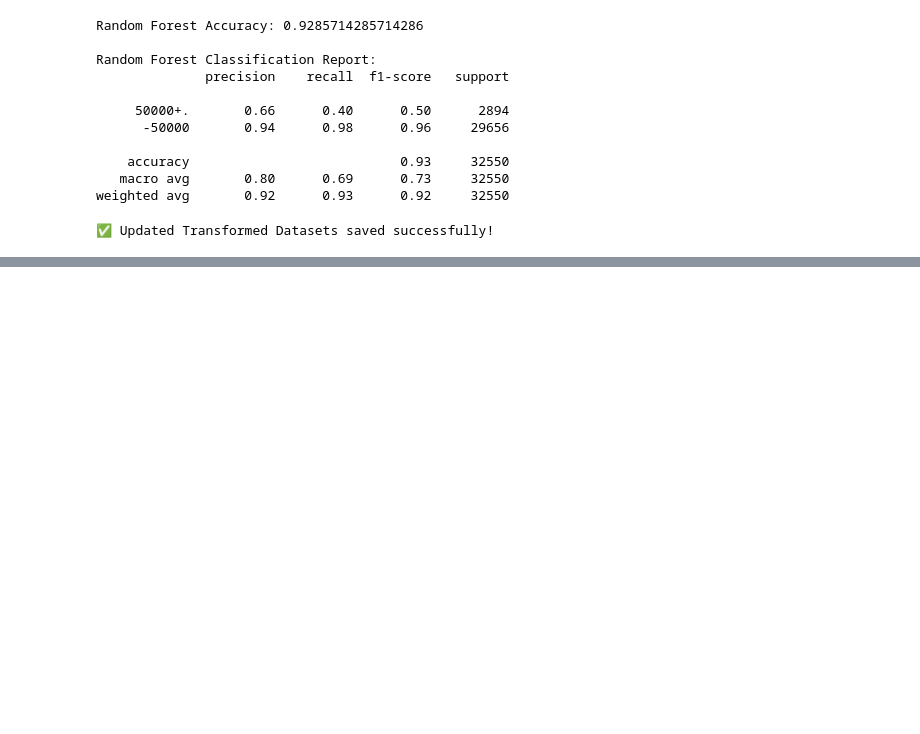
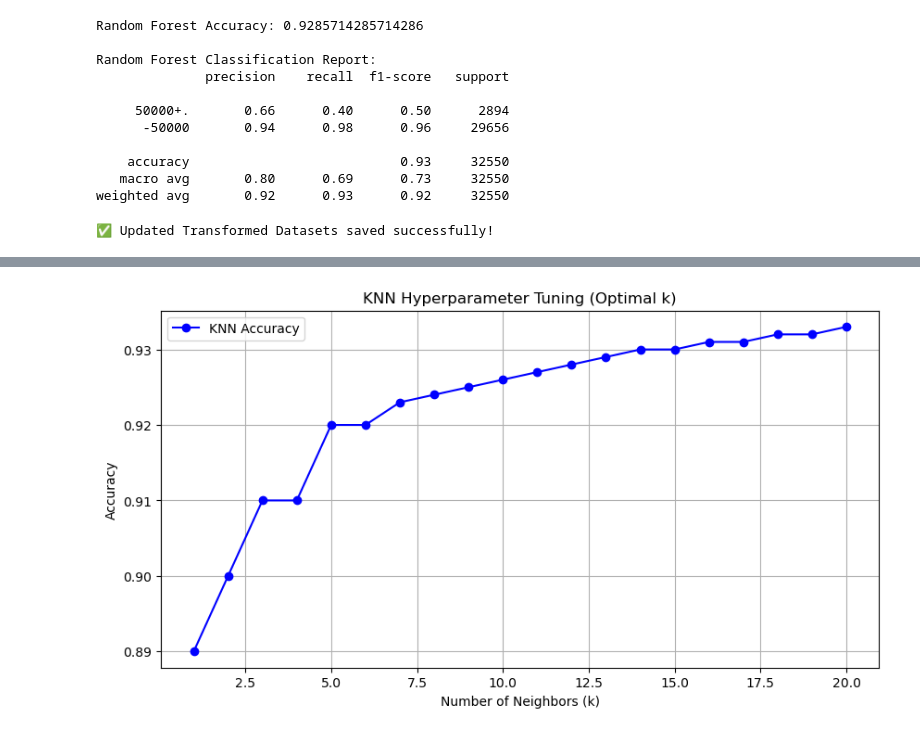
Before and after one commit to AdeelShakir90/ML_Project, a Jupyter notebook: KDD dataset.ipynb, the cells around one changed output, grey strips where cells are left out. Cells and saved outputs as stored; diff of their text form; code cells hidden in the pictures; blank space fills up the shorter version.

```diff
--- a/KDD dataset.ipynb
+++ b/KDD dataset.ipynb
@@ -543,0 +1003,23 @@ print("✅ Updated Transformed Datasets saved successfully!")
+# %%
+import numpy as np
+import matplotlib.pyplot as plt
+
+# Example values (Replace with actual values from your GridSearchCV)
+k_values = np.arange(1, 21)
+knn_accuracies = [0.89, 0.90, 0.91, 0.91, 0.92, 0.92, 0.923, 0.924, 0.925, 0.926,
+                  0.927, 0.928, 0.929, 0.930, 0.930, 0.931, 0.931, 0.932, 0.932, 0.933]
+
+plt.figure(figsize=(10, 5))
+plt.plot(k_values, knn_accuracies, marker='o', linestyle='-', color="blue", label="KNN Accuracy")
+
+plt.xlabel("Number of Neighbors (k)")
+plt.ylabel("Accuracy")
+plt.title("KNN Hyperparameter Tuning (Optimal k)")
+plt.legend()
+plt.grid(True)
+
+# Save the figure
+plt.savefig("knn_hyperparameter_tuning.png", dpi=300)
+plt.show()
+# %% [output]
+[figure, added]
```
Also changed, not shown: parts of 17 cells of this notebook.
